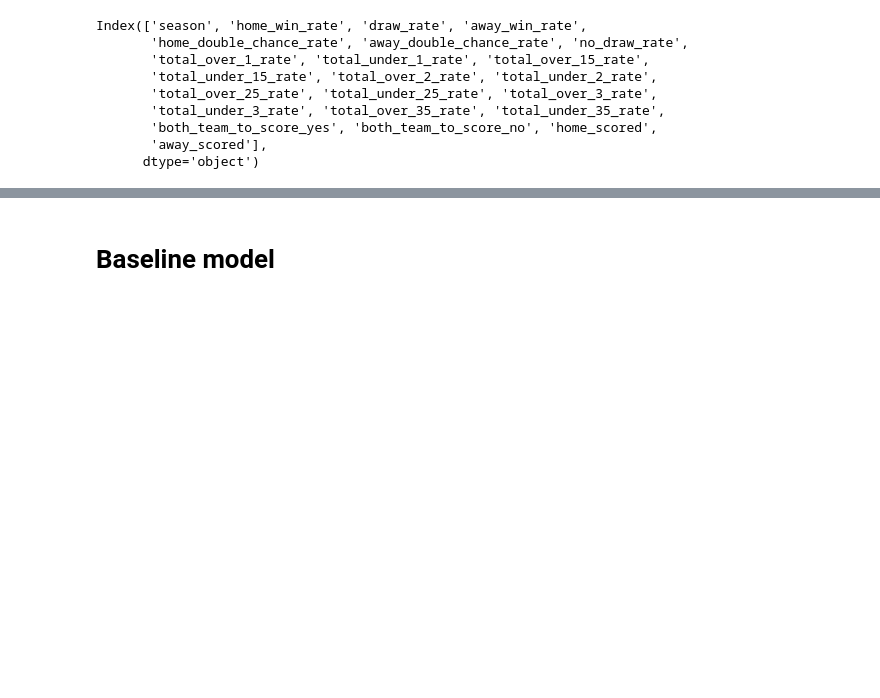
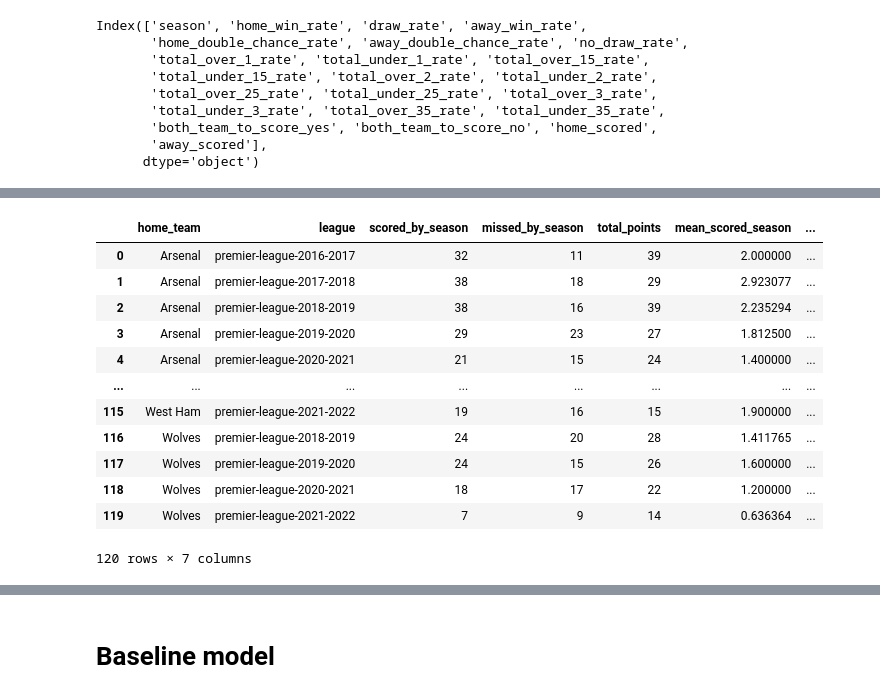
Before and after one commit to macroslav/bets-model, a Jupyter notebook: Bets pipeline.ipynb, the cells around one changed output, grey strips where cells are left out. Drawn from its saved outputs; the diff is of its cells as text; code cells hidden in the pictures; blank space fills up the shorter version.

```diff
--- a/Bets pipeline.ipynb
+++ b/Bets pipeline.ipynb
@@ -203,0 +118,24 @@ X_test, y_test = test.drop(columns=['target']), test.target
+# %%
+team_season_data = train_with_names.groupby(['home_team', 'league'], as_index=False) \
+                        .agg(scored_by_season = ('home_scored','sum'),
+                                 missed_by_season = ('away_scored','sum'),
+                                 total_points = ('target', 'sum'),
+                                 mean_scored_season = ('home_scored', 'mean'),
+                                 mean_missed_season = ('away_scored', 'mean')
+                                 )
+
+team_season_data
+# %% [output]
+|  | home_team | league | scored_by_season | missed_by_season | total_points | mean_scored_season | ... |
+| 0 | Arsenal | premier-league-2016-2017 | 32 | 11 | 39 | 2.000000 | ... |
+| 1 | Arsenal | premier-league-2017-2018 | 38 | 18 | 29 | 2.923077 | ... |
+| 2 | Arsenal | premier-league-2018-2019 | 38 | 16 | 39 | 2.235294 | ... |
+| 3 | Arsenal | premier-league-2019-2020 | 29 | 23 | 27 | 1.812500 | ... |
+| 4 | Arsenal | premier-league-2020-2021 | 21 | 15 | 24 | 1.400000 | ... |
+| ... | ... | ... | ... | ... | ... | ... | ... |
+| 115 | West Ham | premier-league-2021-2022 | 19 | 16 | 15 | 1.900000 | ... |
+| 116 | Wolves | premier-league-2018-2019 | 24 | 20 | 28 | 1.411765 | ... |
+| 117 | Wolves | premier-league-2019-2020 | 24 | 15 | 26 | 1.600000 | ... |
+| 118 | Wolves | premier-league-2020-2021 | 18 | 17 | 22 | 1.200000 | ... |
+| 119 | Wolves | premier-league-2021-2022 | 7 | 9 | 14 | 0.636364 | ... |
+120 rows × 7 columns
```
Also changed, not shown: parts of 47 cells of this notebook, 1 other file.
